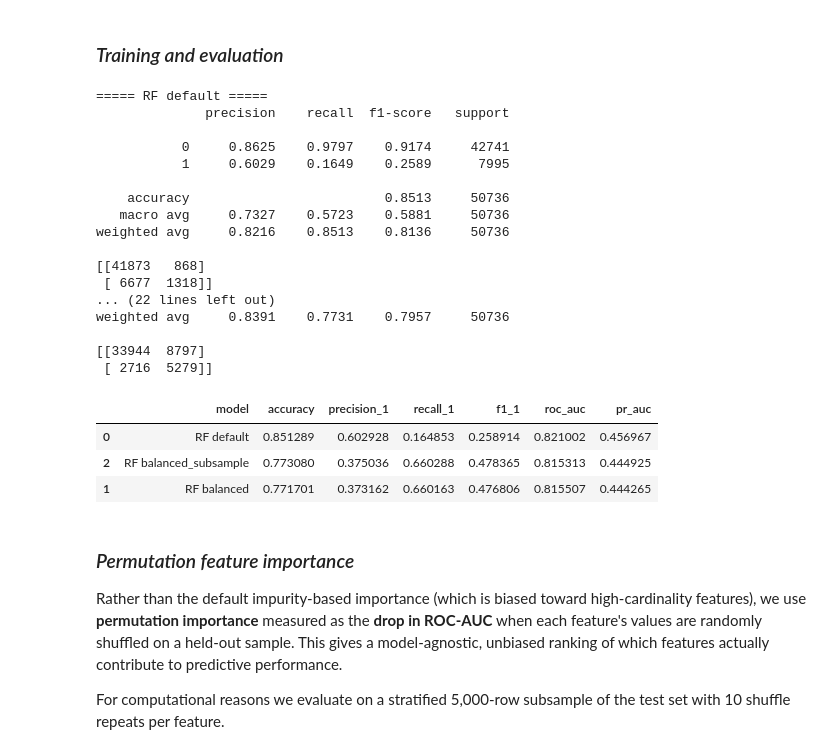
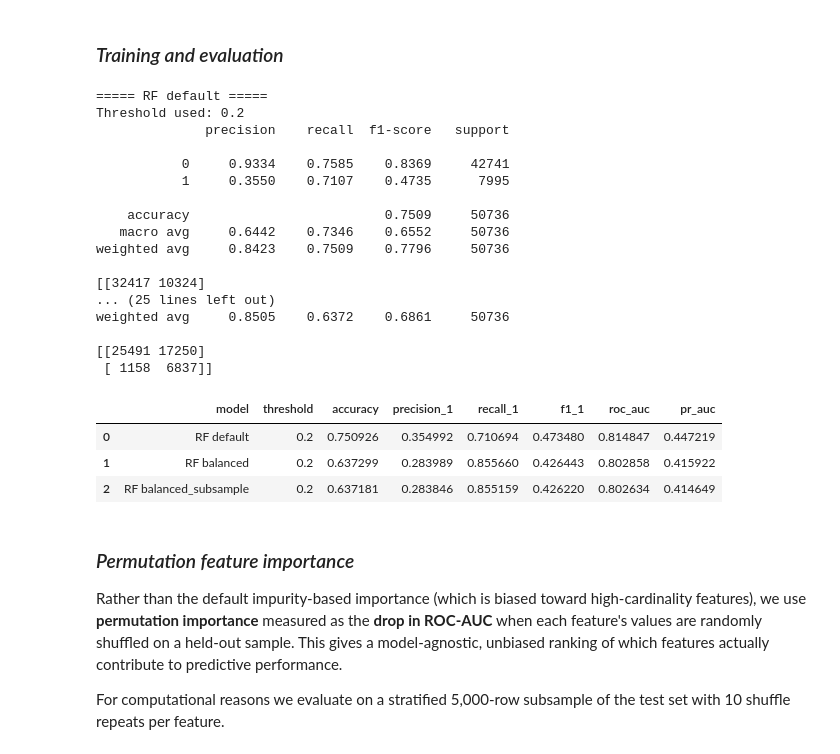
Before and after one commit to LixiJiang/CIS5450Final, a Jupyter notebook: CIS5450_Final_Project.ipynb, the cells around one changed output. Saved outputs shown, nothing was run; the diff lists cells and outputs as text; code cells hidden in the pictures.

```diff
--- a/CIS5450_Final_Project.ipynb
+++ b/CIS5450_Final_Project.ipynb
@@ -799,3 +801,16 @@ def evaluate_model(name, model, X_train, X_test, y_train, y_test):
+# %%
+model_thresholds = {
+    "LR default": 0.70,
+    "LR weighted": 0.53,
+    "LR SMOTE": 0.53,
+
+    "RF default": 0.20,
+    "RF balanced": 0.2,
+    "RF balanced_subsample": 0.2,
+
+    "XGB default": 0.3,
+    "XGB scale_pos_weight": 0.5
+}
 # %% [markdown]
 ### *Step 2 — Feature matrix X and target y*
 
@@ -927,12 +942,23 @@ lr_variants = {
 }
 
 lr_results = []
+lr_fitted_models = {}
 
 for name, model in lr_variants.items():
+    threshold = model_thresholds.get(name, 0.5)
+
     result, fitted_model = evaluate_model(
-        name, model, X_train, X_test, y_train, y_test
+        name,
+        model,
+        X_train,
+        X_test,
+        y_train,
+        y_test,
+        threshold=threshold
     )
+
     lr_results.append(result)
+    lr_fitted_models[name] = fitted_model
 
 lr_summary = pd.DataFrame(lr_results)
 lr_summary
@@ -980,14 +1006,14 @@ from sklearn.ensemble import RandomForestClassifier
 rf_variants = {
     "RF default": RandomForestClassifier(
         n_estimators=200,
-        max_depth=15,
+        max_depth=20,
         random_state=RANDOM_STATE,
         n_jobs=-1
     ),
 
     "RF balanced": RandomForestClassifier(
         n_estimators=200,
-        max_depth=15,
+        max_depth=20,
         class_weight="balanced",
         random_state=RANDOM_STATE,
         n_jobs=-1
@@ -995,54 +1021,56 @@ rf_variants = {
 
     "RF balanced_subsample": RandomForestClassifier(
         n_estimators=200,
-        max_depth=15,
+        max_depth=20,
         class_weight="balanced_subsample",
         random_state=RANDOM_STATE,
         n_jobs=-1
     )
 }
 
 rf_results = []
 rf_fitted_models = {}
 
 for name, model in rf_variants.items():
+    threshold = model_thresholds.get(name, 0.5)
+
     result, fitted_model = evaluate_model(
         name,
         model,
         X_train,
         X_test,
         y_train,
-        y_test
+        y_test,
+        threshold=threshold
     )
 
     rf_results.append(result)
     rf_fitted_models[name] = fitted_model
 
 rf_summary = pd.DataFrame(rf_results)
-
 rf_summary.sort_values(by="pr_auc", ascending=False)
 # %% [output]
 ===== RF default =====
+Threshold used: 0.2
               precision    recall  f1-score   support
 
-           0     0.8625    0.9797    0.9174     42741
-           1     0.6029    0.1649    0.2589      7995
+           0     0.9334    0.7585    0.8369     42741
+           1     0.3550    0.7107    0.4735      7995
 
-    accuracy                         0.8513     50736
-   macro avg     0.7327    0.5723    0.5881     50736
-weighted avg     0.8216    0.8513    0.8136     50736
+    accuracy                         0.7509     50736
+   macro avg     0.6442    0.7346    0.6552     50736
+weighted avg     0.8423    0.7509    0.7796     50736
 
-[[41873   868]
- [ 6677  1318]]
-... (22 lines left out)
-weighted avg     0.8391    0.7731    0.7957     50736
+[[32417 10324]
+... (25 lines left out)
+weighted avg     0.8505    0.6372    0.6861     50736
 
-[[33944  8797]
- [ 2716  5279]]
+[[25491 17250]
+ [ 1158  6837]]
-|  | model | accuracy | precision_1 | recall_1 | f1_1 | roc_auc | pr_auc |
-| 0 | RF default | 0.851289 | 0.602928 | 0.164853 | 0.258914 | 0.821002 | 0.456967 |
-| 2 | RF balanced_subsample | 0.773080 | 0.375036 | 0.660288 | 0.478365 | 0.815313 | 0.444925 |
-| 1 | RF balanced | 0.771701 | 0.373162 | 0.660163 | 0.476806 | 0.815507 | 0.444265 |
+|  | model | threshold | accuracy | precision_1 | recall_1 | f1_1 | roc_auc | pr_auc |
+| 0 | RF default | 0.2 | 0.750926 | 0.354992 | 0.710694 | 0.473480 | 0.814847 | 0.447219 |
+| 1 | RF balanced | 0.2 | 0.637299 | 0.283989 | 0.855660 | 0.426443 | 0.802858 | 0.415922 |
+| 2 | RF balanced_subsample | 0.2 | 0.637181 | 0.283846 | 0.855159 | 0.426220 | 0.802634 | 0.414649 |
 # %% [markdown]
 ### *Permutation feature importance*
 
```
Also changed, not shown: parts of 12 cells of this notebook.
